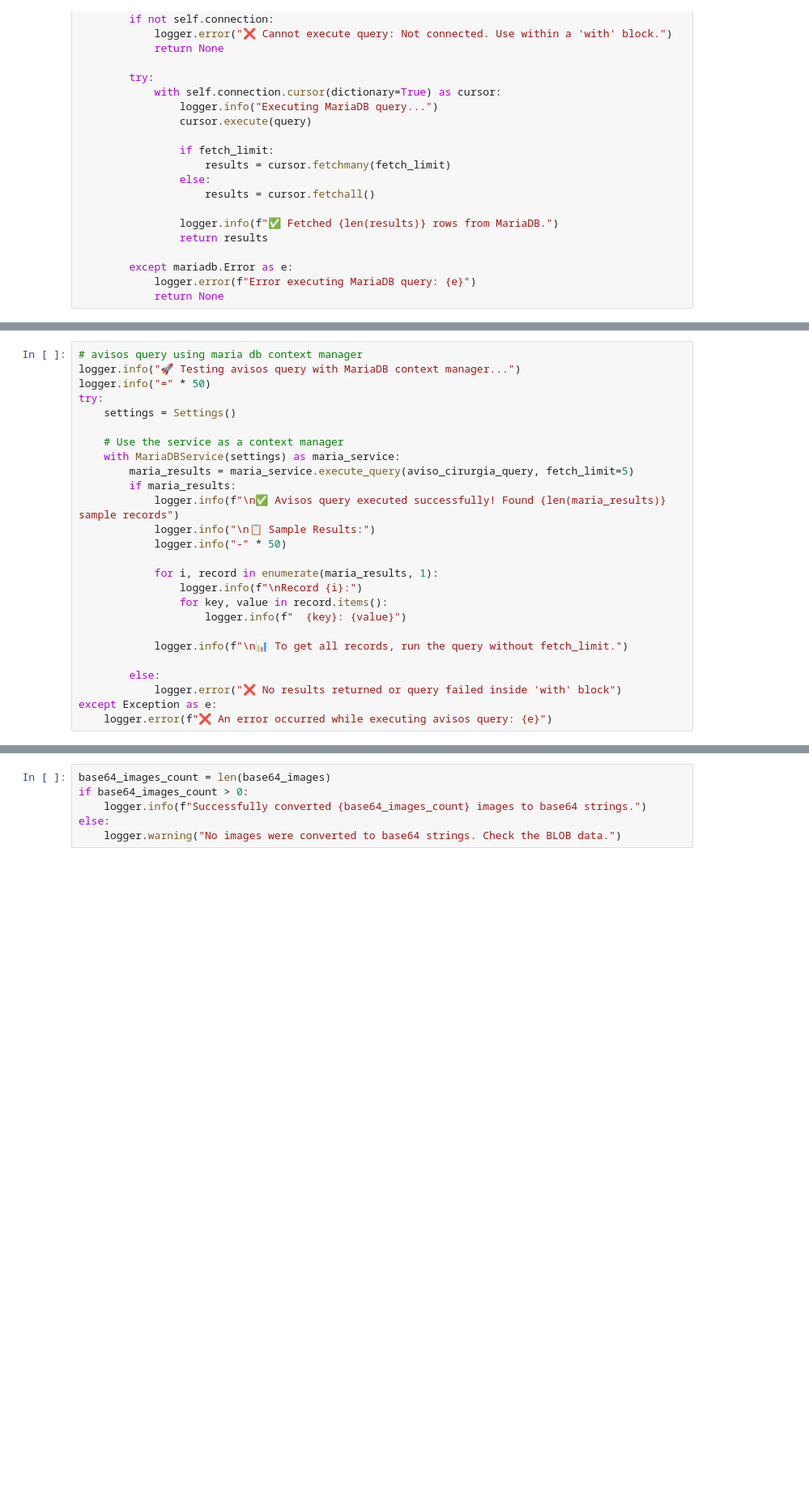
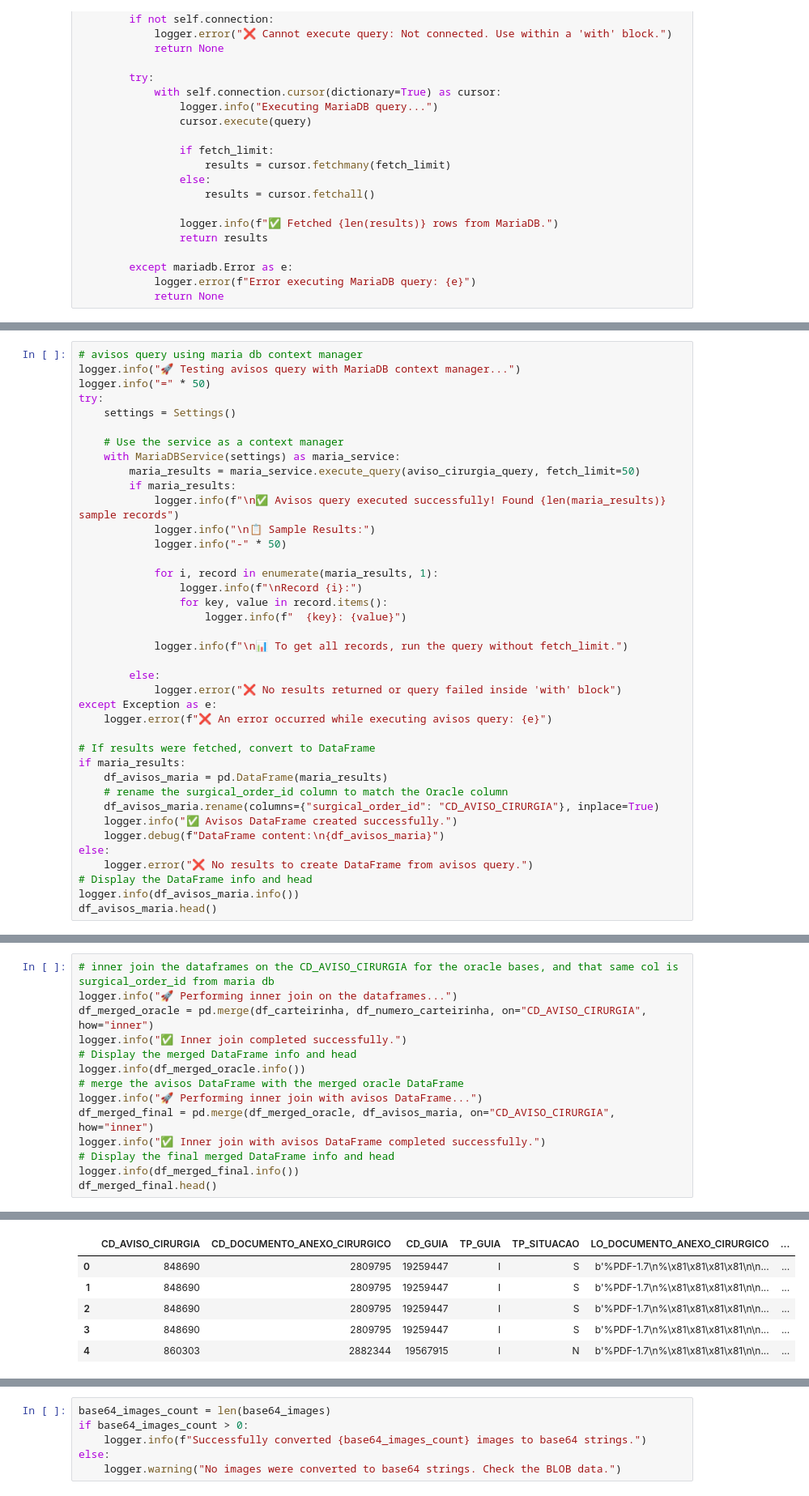
Before and after one commit to joao-thomaz-mle/carteirinha-api, a Jupyter notebook: POC/connect_db_extract.ipynb, the cells around one changed output, grey strips where cells are left out. Shown at 81% size. Saved outputs shown, nothing was run; the diff lists cells and outputs as text; blank space fills up the shorter version.

```diff
--- a/POC/connect_db_extract.ipynb
+++ b/POC/connect_db_extract.ipynb
@@ -391,7 +460,7 @@ try:
 
     # Use the service as a context manager
     with MariaDBService(settings) as maria_service:
-        maria_results = maria_service.execute_query(aviso_cirurgia_query, fetch_limit=5)
+        maria_results = maria_service.execute_query(aviso_cirurgia_query, fetch_limit=50)
         if maria_results:
             logger.info(f"\n✅ Avisos query executed successfully! Found {len(maria_results)} sample records")
             logger.info("\n📋 Sample Results:")
@@ -408,4 +477,17 @@ try:
             logger.error("❌ No results returned or query failed inside 'with' block")
 except Exception as e:
     logger.error(f"❌ An error occurred while executing avisos query: {e}")
+
+# If results were fetched, convert to DataFrame
+if maria_results:
+    df_avisos_maria = pd.DataFrame(maria_results)
+    # rename the surgical_order_id column to match the Oracle column
+    df_avisos_maria.rename(columns={"surgical_order_id": "CD_AVISO_CIRURGIA"}, inplace=True)
+    logger.info("✅ Avisos DataFrame created successfully.")
+    logger.debug(f"DataFrame content:\n{df_avisos_maria}")
+else:
+    logger.error("❌ No results to create DataFrame from avisos query.")
+# Display the DataFrame info and head
+logger.info(df_avisos_maria.info())
+df_avisos_maria.head()
 # %% [output]
@@ -428,0 +561,15 @@ except Exception as e:
+# %%
+# inner join the dataframes on the CD_AVISO_CIRURGIA for the oracle bases, and that same col is surgical_order_id from maria db
+logger.info("🚀 Performing inner join on the dataframes...")
+df_merged_oracle = pd.merge(df_carteirinha, df_numero_carteirinha, on="CD_AVISO_CIRURGIA", how="inner")
+logger.info("✅ Inner join completed successfully.")
+# Display the merged DataFrame info and head
+logger.info(df_merged_oracle.info())
+# merge the avisos DataFrame with the merged oracle DataFrame
+logger.info("🚀 Performing inner join with avisos DataFrame...")
+df_merged_final = pd.merge(df_merged_oracle, df_avisos_maria, on="CD_AVISO_CIRURGIA", how="inner")
+logger.info("✅ Inner join with avisos DataFrame completed successfully.")
+# Display the final merged DataFrame info and head
+logger.info(df_merged_final.info())
+df_merged_final.head()
+# %% [output]
@@ -428,0 +599,6 @@ except Exception as e:
+|  | CD_AVISO_CIRURGIA | CD_DOCUMENTO_ANEXO_CIRURGICO | CD_GUIA | TP_GUIA | TP_SITUACAO | LO_DOCUMENTO_ANEXO_CIRURGICO | ... |
+| 0 | 848690 | 2809795 | 19259447 | I | S | b'%PDF-1.7\n%\x81\x81\x81\x81\n\n... | ... |
+| 1 | 848690 | 2809795 | 19259447 | I | S | b'%PDF-1.7\n%\x81\x81\x81\x81\n\n... | ... |
+| 2 | 848690 | 2809795 | 19259447 | I | S | b'%PDF-1.7\n%\x81\x81\x81\x81\n\n... | ... |
+| 3 | 848690 | 2809795 | 19259447 | I | S | b'%PDF-1.7\n%\x81\x81\x81\x81\n\n... | ... |
+| 4 | 860303 | 2882344 | 19567915 | I | N | b'%PDF-1.7\n%\x81\x81\x81\x81\n\n... | ... |
```
Also changed, not shown: parts of 25 cells of this notebook, 6 other files.
